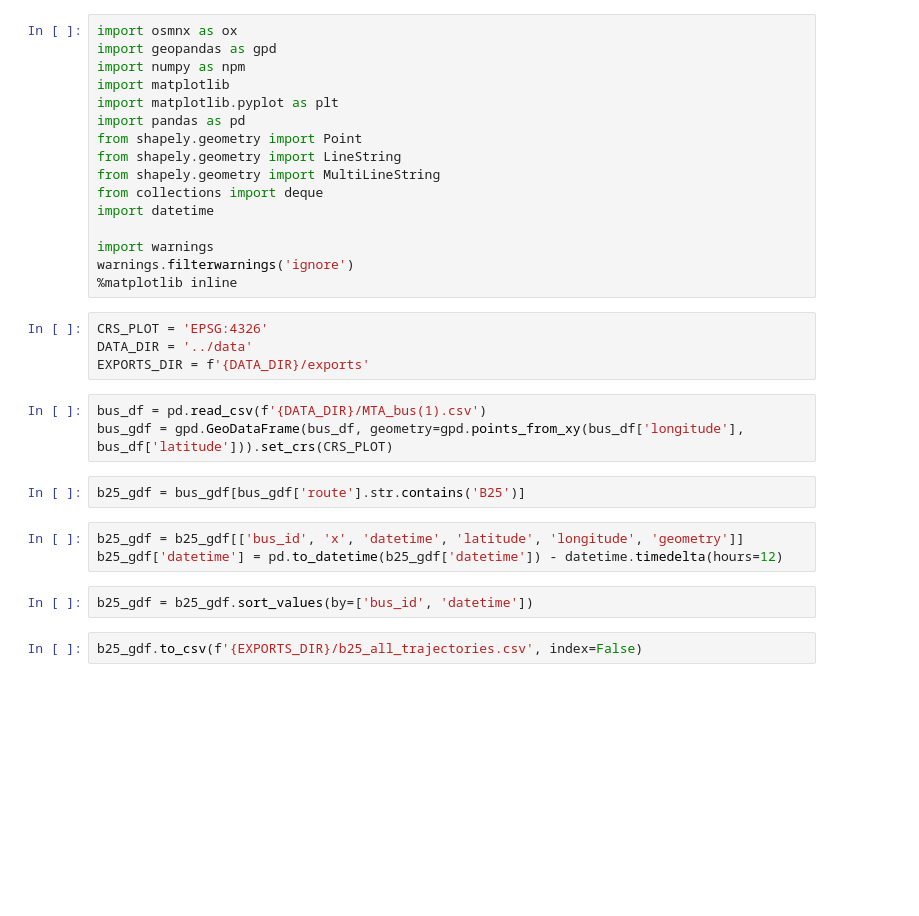
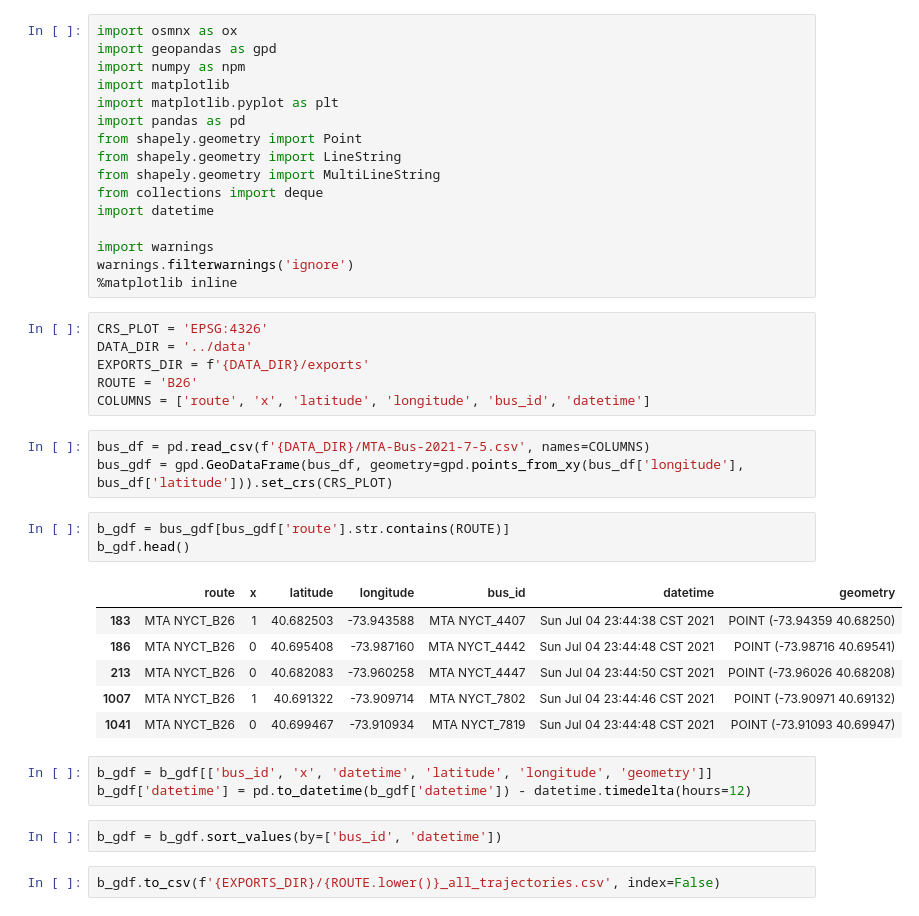
Before and after one commit to cpcarey/nyu-cusp-mlc-bus, a Jupyter notebook: notebooks/group_trajectories.ipynb, the cells around one changed output. Drawn from its saved outputs; the diff is of its cells as text; blank space fills up the shorter version.

```diff
--- a/notebooks/group_trajectories.ipynb
+++ b/notebooks/group_trajectories.ipynb
@@ -18,16 +18,26 @@ warnings.filterwarnings('ignore')
 CRS_PLOT = 'EPSG:4326'
 DATA_DIR = '../data'
 EXPORTS_DIR = f'{DATA_DIR}/exports'
+ROUTE = 'B26'
+COLUMNS = ['route', 'x', 'latitude', 'longitude', 'bus_id', 'datetime']
 # %%
-bus_df = pd.read_csv(f'{DATA_DIR}/MTA_bus(1).csv')
+bus_df = pd.read_csv(f'{DATA_DIR}/MTA-Bus-2021-7-5.csv', names=COLUMNS)
 bus_gdf = gpd.GeoDataFrame(bus_df, geometry=gpd.points_from_xy(bus_df['longitude'], bus_df['latitude'])).set_crs(CRS_PLOT)
 # %%
-b25_gdf = bus_gdf[bus_gdf['route'].str.contains('B25')]
+b_gdf = bus_gdf[bus_gdf['route'].str.contains(ROUTE)]
+b_gdf.head()
+# %% [output]
+|  | route | x | latitude | longitude | bus_id | datetime | geometry |
+| 183 | MTA NYCT_B26 | 1 | 40.682503 | -73.943588 | MTA NYCT_4407 | Sun Jul 04 23:44:38 CST 2021 | POINT (-73.94359 40.68250) |
+| 186 | MTA NYCT_B26 | 0 | 40.695408 | -73.987160 | MTA NYCT_4442 | Sun Jul 04 23:44:48 CST 2021 | POINT (-73.98716 40.69541) |
+| 213 | MTA NYCT_B26 | 0 | 40.682083 | -73.960258 | MTA NYCT_4447 | Sun Jul 04 23:44:50 CST 2021 | POINT (-73.96026 40.68208) |
+| 1007 | MTA NYCT_B26 | 1 | 40.691322 | -73.909714 | MTA NYCT_7802 | Sun Jul 04 23:44:46 CST 2021 | POINT (-73.90971 40.69132) |
+| 1041 | MTA NYCT_B26 | 0 | 40.699467 | -73.910934 | MTA NYCT_7819 | Sun Jul 04 23:44:48 CST 2021 | POINT (-73.91093 40.69947) |
 # %%
-b25_gdf = b25_gdf[['bus_id', 'x', 'datetime', 'latitude', 'longitude', 'geometry']]
-b25_gdf['datetime'] = pd.to_datetime(b25_gdf['datetime']) - datetime.timedelta(hours=12)
+b_gdf = b_gdf[['bus_id', 'x', 'datetime', 'latitude', 'longitude', 'geometry']]
+b_gdf['datetime'] = pd.to_datetime(b_gdf['datetime']) - datetime.timedelta(hours=12)
 # %%
-b25_gdf = b25_gdf.sort_values(by=['bus_id', 'datetime'])
+b_gdf = b_gdf.sort_values(by=['bus_id', 'datetime'])
 # %%
-b25_gdf.to_csv(f'{EXPORTS_DIR}/b25_all_trajectories.csv', index=False)
+b_gdf.to_csv(f'{EXPORTS_DIR}/{ROUTE.lower()}_all_trajectories.csv', index=False)
 # %%
```
Also changed, not shown: parts of 1 cell of this notebook, 2 other files.
